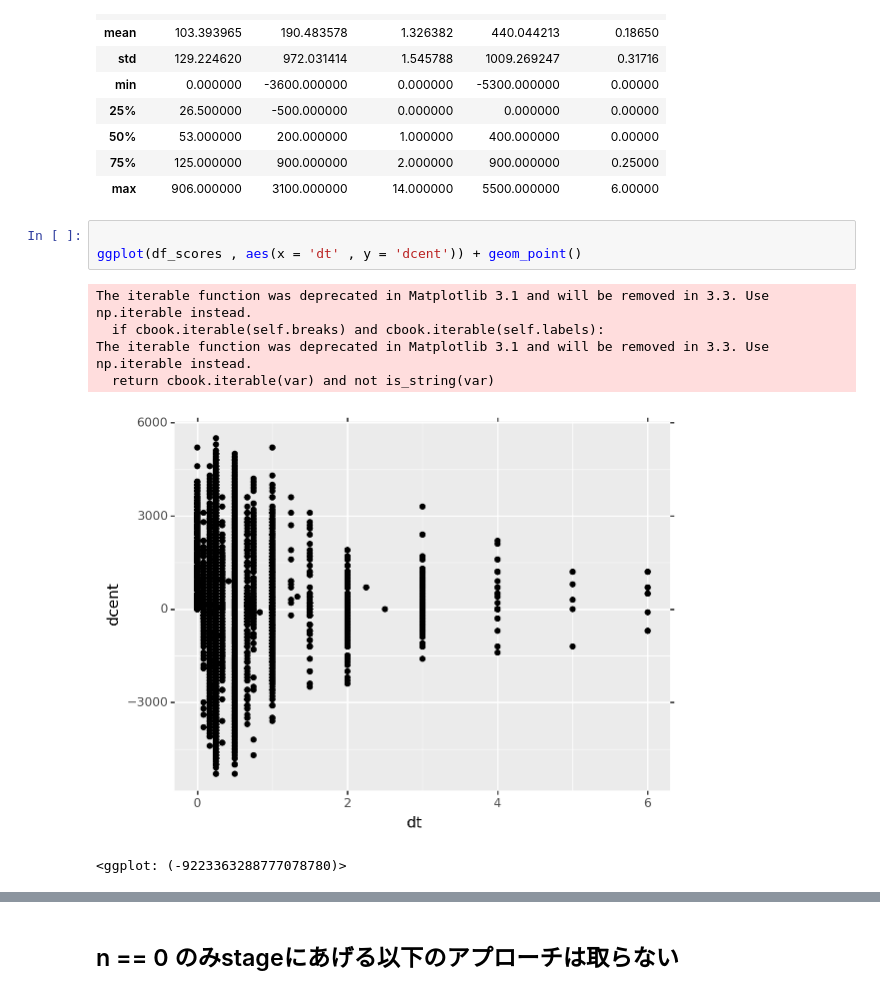
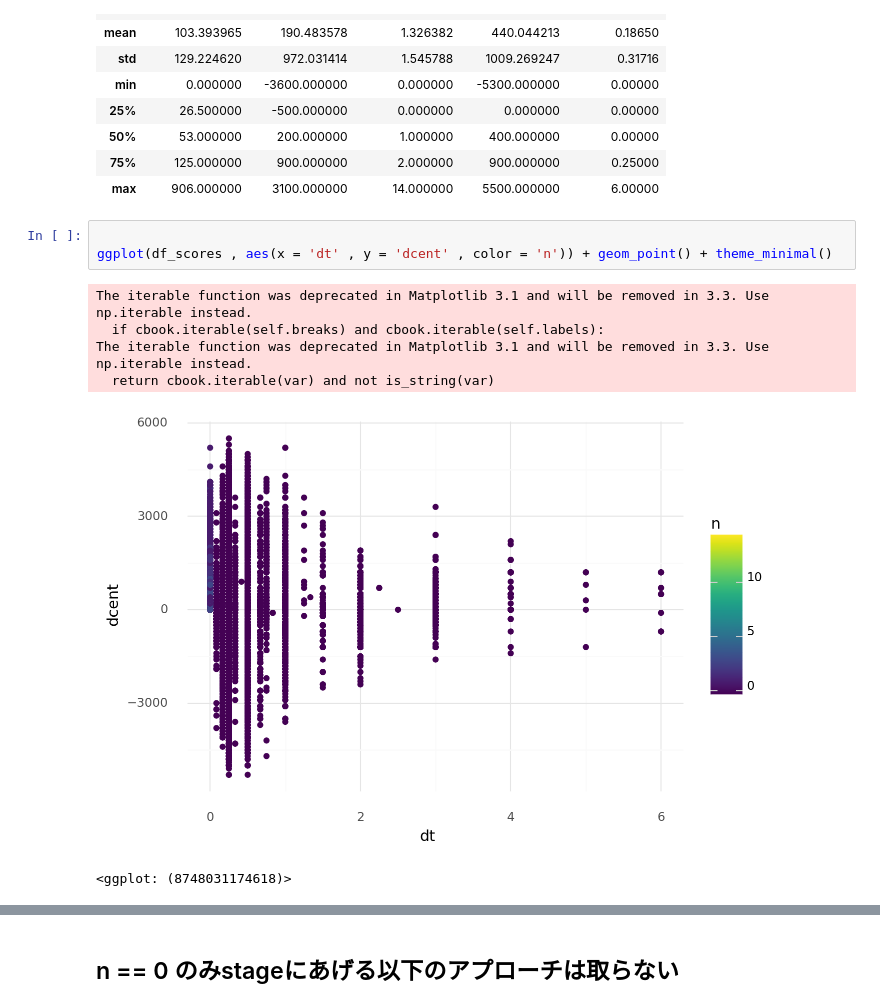
Before and after one commit to unagiinu2k/deepjazz_in_a_file, a Jupyter notebook: rnn_bach_chords_as_sequence.ipynb, the cells around one changed output, grey strips where cells are left out. Cells and saved outputs as stored; diff of their text form.

```diff
--- a/rnn_bach_chords_as_sequence.ipynb
+++ b/rnn_bach_chords_as_sequence.ipynb
@@ -113,13 +113,13 @@ df_scores.describe()
 | max | 906.000000 | 3100.000000 | 14.000000 | 5500.000000 | 6.00000 |
 # %%
 
-ggplot(df_scores , aes(x = 'dt' , y = 'dcent')) + geom_point()
+ggplot(df_scores , aes(x = 'dt' , y = 'dcent' , color = 'n')) + geom_point() + theme_minimal()
 # %% [output]
 The iterable function was deprecated in Matplotlib 3.1 and will be removed in 3.3. Use np.iterable instead.
   if cbook.iterable(self.breaks) and cbook.iterable(self.labels):
 The iterable function was deprecated in Matplotlib 3.1 and will be removed in 3.3. Use np.iterable instead.
   return cbook.iterable(var) and not is_string(var)
-[figure, old version]
+[figure, new version]
-<ggplot: (-9223363288777078780)>
+<ggplot: (8748031174618)>
 # %%
 
```
Also changed, not shown: parts of 20 cells of this notebook, 2 other files.
